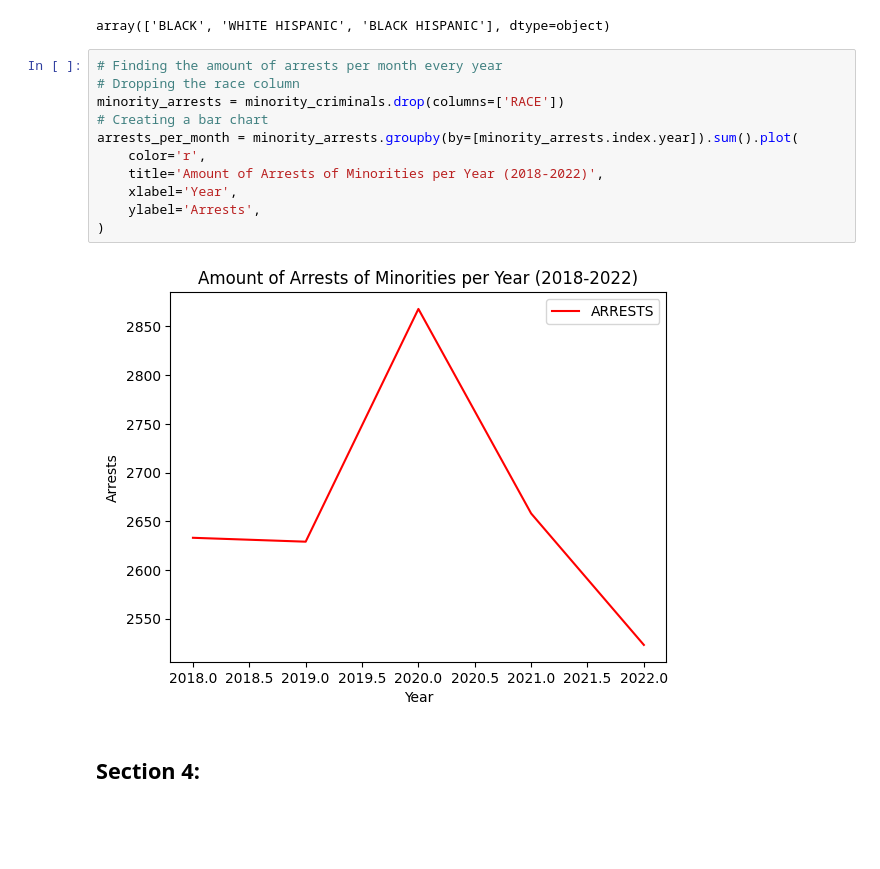
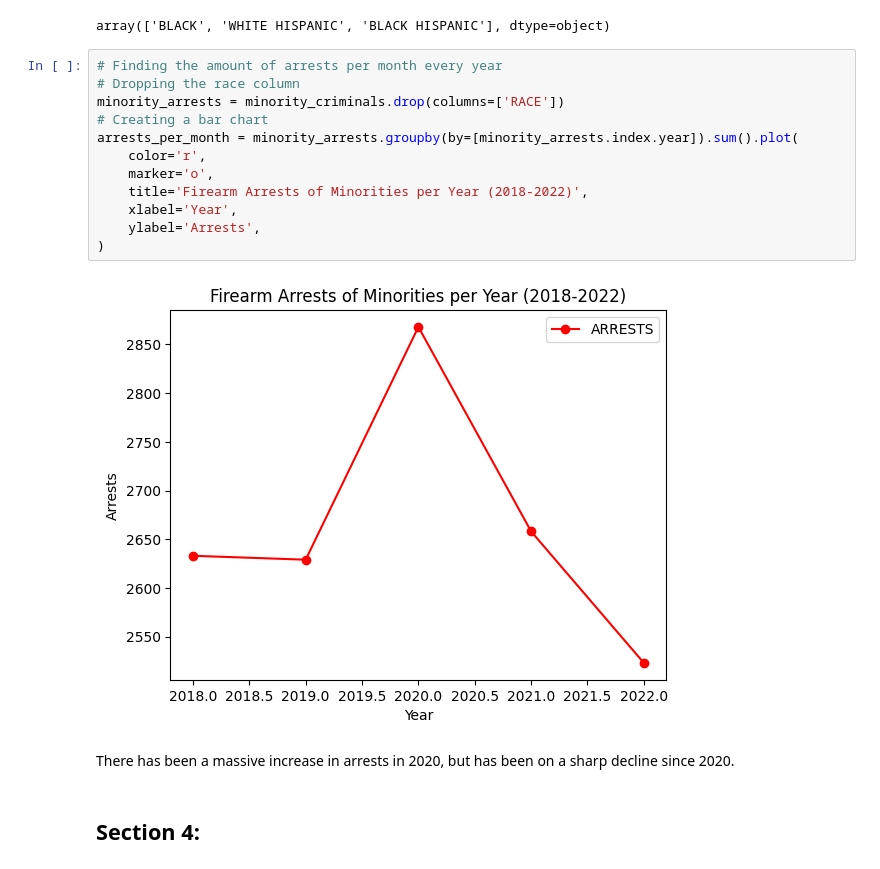
Before and after one commit to Dwawilson/Technology, a Jupyter notebook: Technology_and_Crime_in_Arrests_in_the_City_of_Chicago.ipynb, the cells around one changed output. Saved outputs shown, nothing was run; the diff lists cells and outputs as text; blank space fills up the shorter version.

```diff
--- a/Technology_and_Crime_in_Arrests_in_the_City_of_Chicago.ipynb
+++ b/Technology_and_Crime_in_Arrests_in_the_City_of_Chicago.ipynb
@@ -233,16 +392,19 @@ array(['BLACK', 'WHITE HISPANIC', 'BLACK HISPANIC'], dtype=object)
 # %%
 # Finding the amount of arrests per month every year
 # Dropping the race column
 minority_arrests = minority_criminals.drop(columns=['RACE'])
 # Creating a bar chart
 arrests_per_month = minority_arrests.groupby(by=[minority_arrests.index.year]).sum().plot(
     color='r',
-    title='Amount of Arrests of Minorities per Year (2018-2022)',
+    marker='o',
+    title='Firearm Arrests of Minorities per Year (2018-2022)',
     xlabel='Year',
     ylabel='Arrests',
 )
 # %% [output]
-[figure, old version]
+[figure, new version]
+# %% [markdown]
+There has been a massive increase in arrests in 2020, but has been on a sharp decline since 2020.
 # %% [markdown]
 ## Section 4:
 # %%
```
Also changed, not shown: parts of 11 cells of this notebook, 2 other files.
